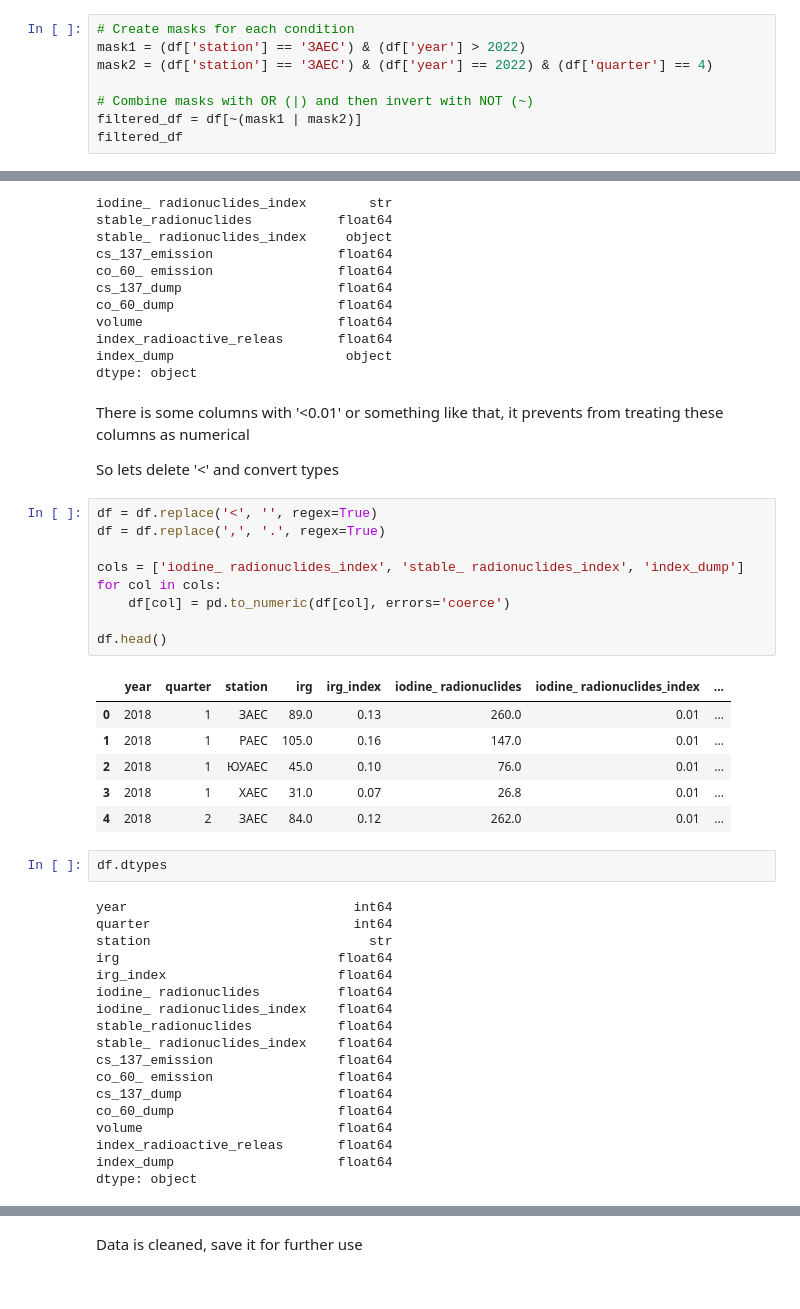
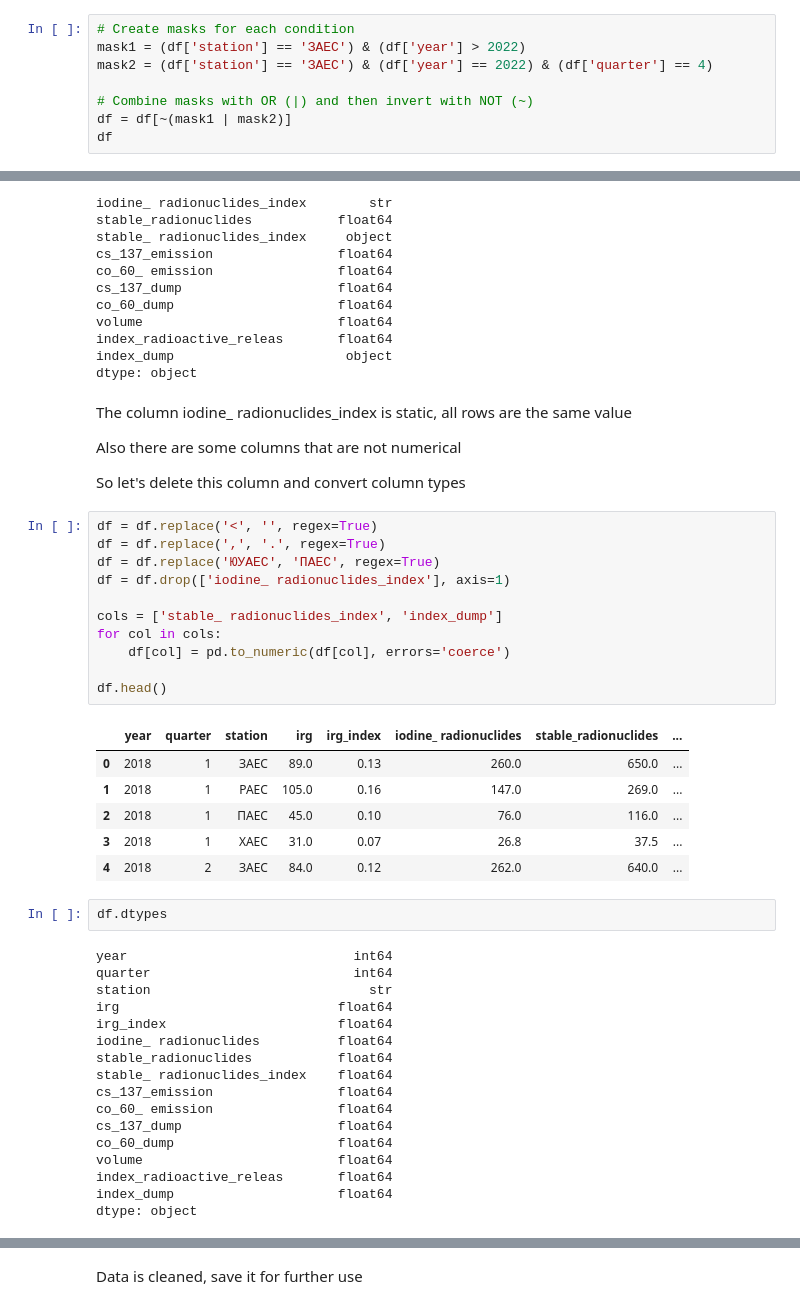
Before and after one commit to Ssomkk/open-data-ai-analytics, a Jupyter notebook: notebooks/data_quality_analysis.ipynb, the cells around one changed output, grey strips where cells are left out. Cells and saved outputs as stored; diff of their text form.

Commit message:
Update data quality analysis notebook: modify execution counts, clean data, and drop static column

```diff
--- a/notebooks/data_quality_analysis.ipynb
+++ b/notebooks/data_quality_analysis.ipynb
@@ -65,8 +65,8 @@ mask1 = (df['station'] == 'ЗАЕС') & (df['year'] > 2022)
 mask2 = (df['station'] == 'ЗАЕС') & (df['year'] == 2022) & (df['quarter'] == 4)
 
 # Combine masks with OR (|) and then invert with NOT (~)
-filtered_df = df[~(mask1 | mask2)]
-filtered_df
+df = df[~(mask1 | mask2)]
+df
 # %% [output]
 |  | year | quarter | station | irg | irg_index | iodine_ radionuclides | iodine_ radionuclides_index | ... |
 | 0 | 2018 | 1 | ЗАЕС | 89.0 | 0.13 | 260.0 | <0,01 | ... |
@@ -102,25 +102,29 @@ index_radioactive_releas       float64
 index_dump                      object
 dtype: object
 # %% [markdown]
-There is some columns with '<0.01' or something like that, it prevents from treating these columns as numerical
+The column iodine_ radionuclides_index is static, all rows are the same value
 
-So lets delete '<' and convert types
+Also there are some columns that are not numerical
+
+So let's delete this column and convert column types
 # %%
 df = df.replace('<', '', regex=True)
 df = df.replace(',', '.', regex=True)
+df = df.replace('ЮУАЕС', 'ПАЕС', regex=True)
+df = df.drop(['iodine_ radionuclides_index'], axis=1)
 
-cols = ['iodine_ radionuclides_index', 'stable_ radionuclides_index', 'index_dump']
+cols = ['stable_ radionuclides_index', 'index_dump']
 for col in cols:
     df[col] = pd.to_numeric(df[col], errors='coerce')
 
 df.head()
 # %% [output]
-|  | year | quarter | station | irg | irg_index | iodine_ radionuclides | iodine_ radionuclides_index | ... |
-| 0 | 2018 | 1 | ЗАЕС | 89.0 | 0.13 | 260.0 | 0.01 | ... |
-| 1 | 2018 | 1 | РАЕС | 105.0 | 0.16 | 147.0 | 0.01 | ... |
-| 2 | 2018 | 1 | ЮУАЕС | 45.0 | 0.10 | 76.0 | 0.01 | ... |
-| 3 | 2018 | 1 | ХАЕС | 31.0 | 0.07 | 26.8 | 0.01 | ... |
-| 4 | 2018 | 2 | ЗАЕС | 84.0 | 0.12 | 262.0 | 0.01 | ... |
+|  | year | quarter | station | irg | irg_index | iodine_ radionuclides | stable_radionuclides | ... |
+| 0 | 2018 | 1 | ЗАЕС | 89.0 | 0.13 | 260.0 | 650.0 | ... |
+| 1 | 2018 | 1 | РАЕС | 105.0 | 0.16 | 147.0 | 269.0 | ... |
+| 2 | 2018 | 1 | ПАЕС | 45.0 | 0.10 | 76.0 | 116.0 | ... |
+| 3 | 2018 | 1 | ХАЕС | 31.0 | 0.07 | 26.8 | 37.5 | ... |
+| 4 | 2018 | 2 | ЗАЕС | 84.0 | 0.12 | 262.0 | 640.0 | ... |
 # %%
 df.dtypes
 # %% [output]
@@ -130,7 +134,6 @@ station                            str
 irg                            float64
 irg_index                      float64
 iodine_ radionuclides          float64
-iodine_ radionuclides_index    float64
 stable_radionuclides           float64
 stable_ radionuclides_index    float64
 cs_137_emission                float64
```
Also changed, not shown: parts of 2 cells of this notebook.
